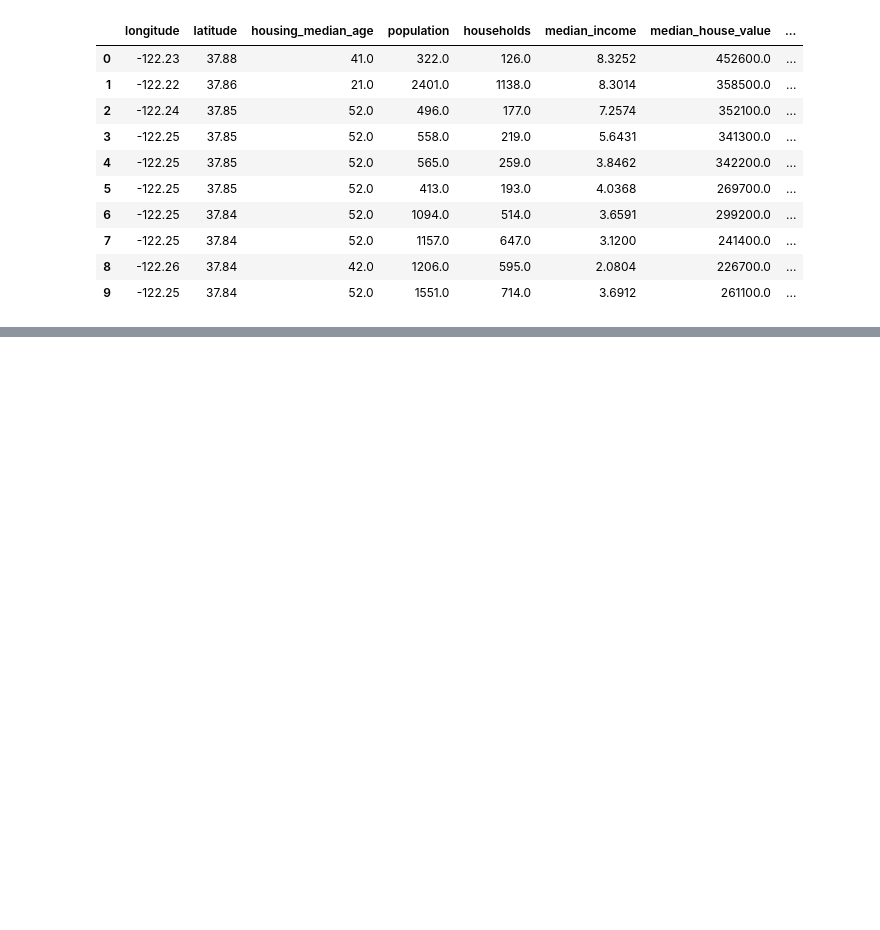
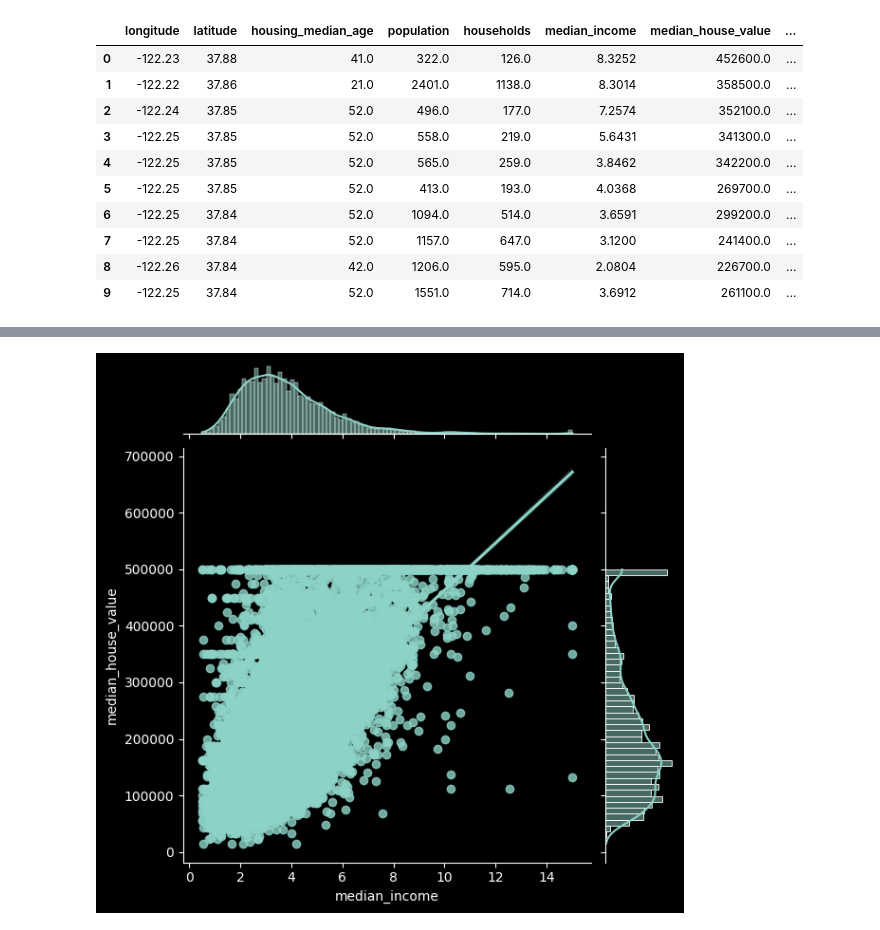
Before and after one commit to Joao-Inacio/Labs, a Jupyter notebook: california _housing_prices/price.ipynb, the cells around one changed output, grey strips where cells are left out. Cells and saved outputs as stored; diff of their text form; code cells hidden in the pictures; blank space fills up the shorter version.

```diff
--- a/california _housing_prices/price.ipynb
+++ b/california _housing_prices/price.ipynb
@@ -171,0 +186,5 @@ ds.head(10)
+# %%
+# Correlação de median_house_value e median_income
+sns.jointplot(data=ds,y='median_house_value',x='median_income',kind='reg');
+# %% [output]
+[figure, added]
```
Also changed, not shown: parts of 6 cells of this notebook.
